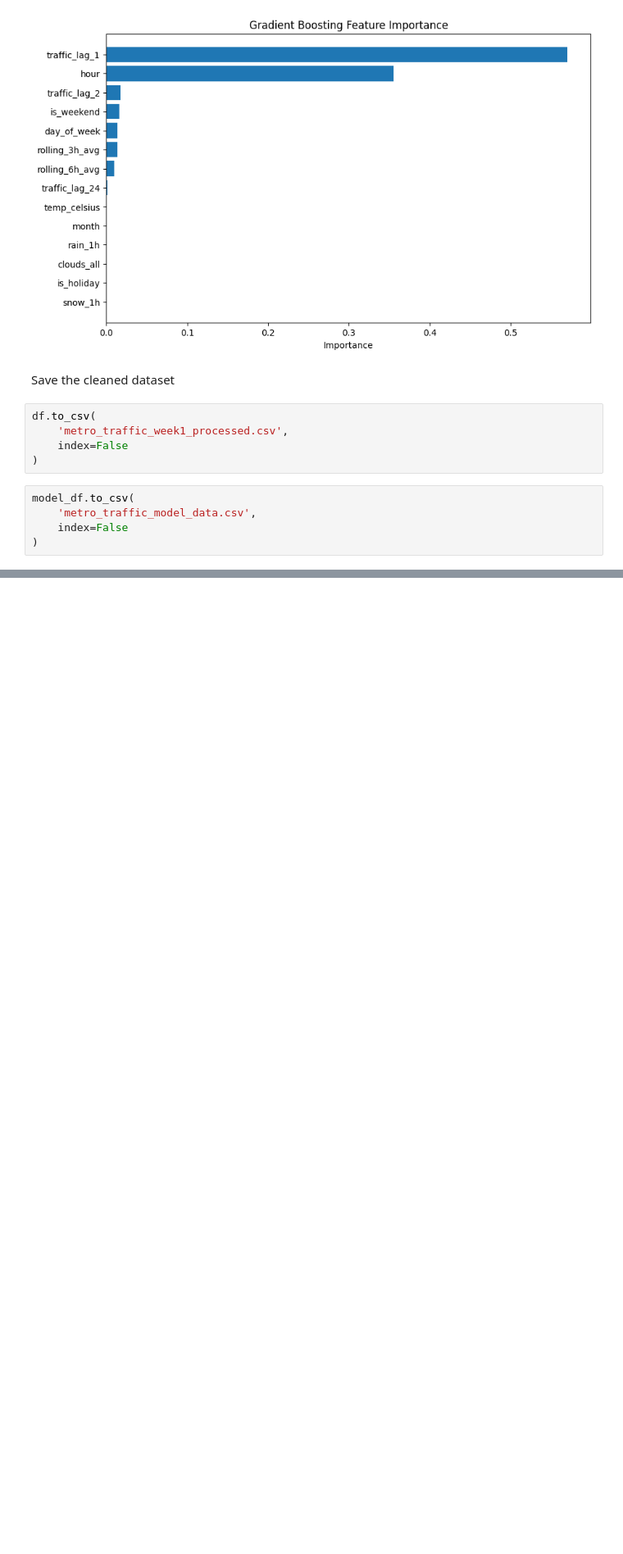
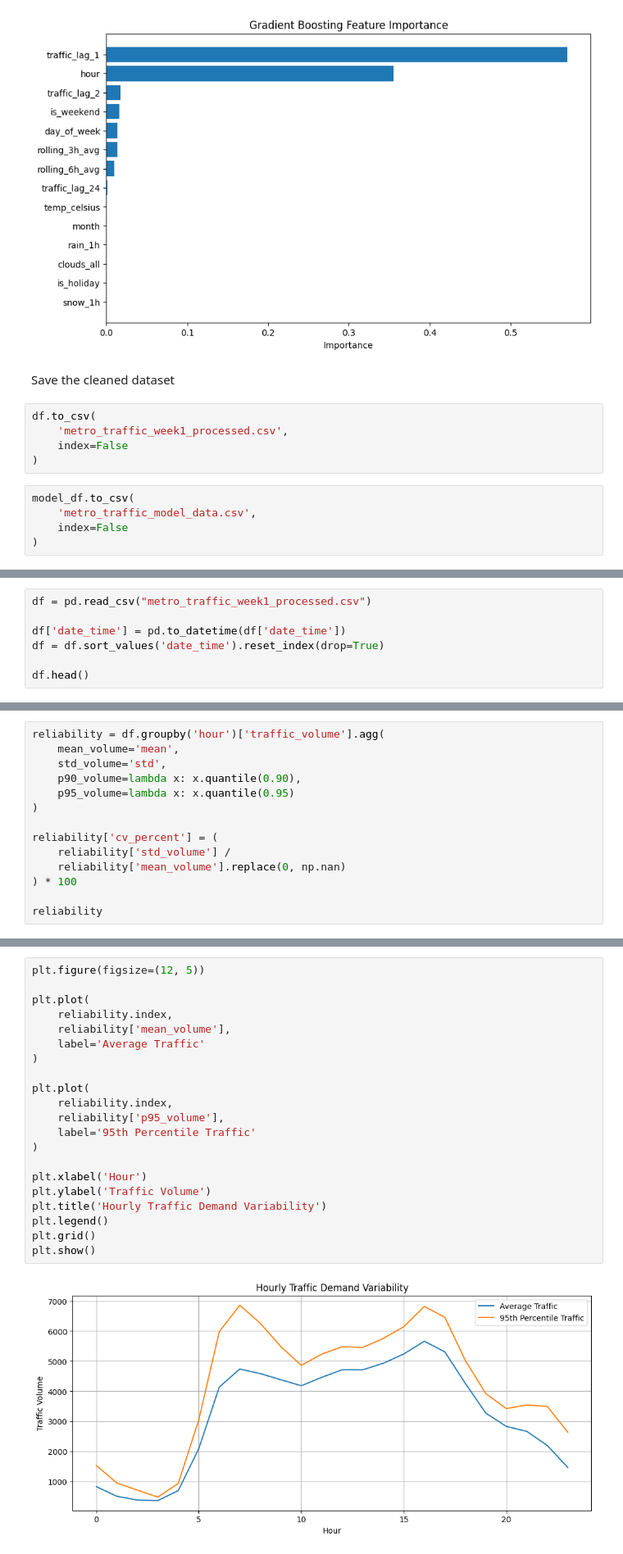
Before and after one commit to aswathyjain70-ctrl/Intelligent-Traffic-Congestion-Prediction, a Jupyter notebook: Intelligent_Traffic_Congestion_Prediction.ipynb, the cells around one changed output, grey strips where cells are left out. Shown at 82% size. Cells and saved outputs as stored; diff of their text form; blank space fills up the shorter version.

Commit message:
Checked travel-time reliability analysis and external factor correlations. Build GRU/LSTM sequence model and signal timing optimizer.

```diff
--- a/Intelligent_Traffic_Congestion_Prediction.ipynb
+++ b/Intelligent_Traffic_Congestion_Prediction.ipynb
@@ -706,0 +708,7 @@ model_df.to_csv(
+# %%
+df = pd.read_csv("metro_traffic_week1_processed.csv")
+
+df['date_time'] = pd.to_datetime(df['date_time'])
+df = df.sort_values('date_time').reset_index(drop=True)
+
+df.head()
@@ -706,0 +727,14 @@ model_df.to_csv(
+# %%
+reliability = df.groupby('hour')['traffic_volume'].agg(
+    mean_volume='mean',
+    std_volume='std',
+    p90_volume=lambda x: x.quantile(0.90),
+    p95_volume=lambda x: x.quantile(0.95)
+)
+
+reliability['cv_percent'] = (
+    reliability['std_volume'] /
+    reliability['mean_volume'].replace(0, np.nan)
+) * 100
+
+reliability
@@ -706,0 +762,23 @@ model_df.to_csv(
+# %%
+plt.figure(figsize=(12, 5))
+
+plt.plot(
+    reliability.index,
+    reliability['mean_volume'],
+    label='Average Traffic'
+)
+
+plt.plot(
+    reliability.index,
+    reliability['p95_volume'],
+    label='95th Percentile Traffic'
+)
+
+plt.xlabel('Hour')
+plt.ylabel('Traffic Volume')
+plt.title('Hourly Traffic Demand Variability')
+plt.legend()
+plt.grid()
+plt.show()
+# %% [output]
+[figure, added]
```
Also changed, not shown: parts of 45 cells of this notebook.
